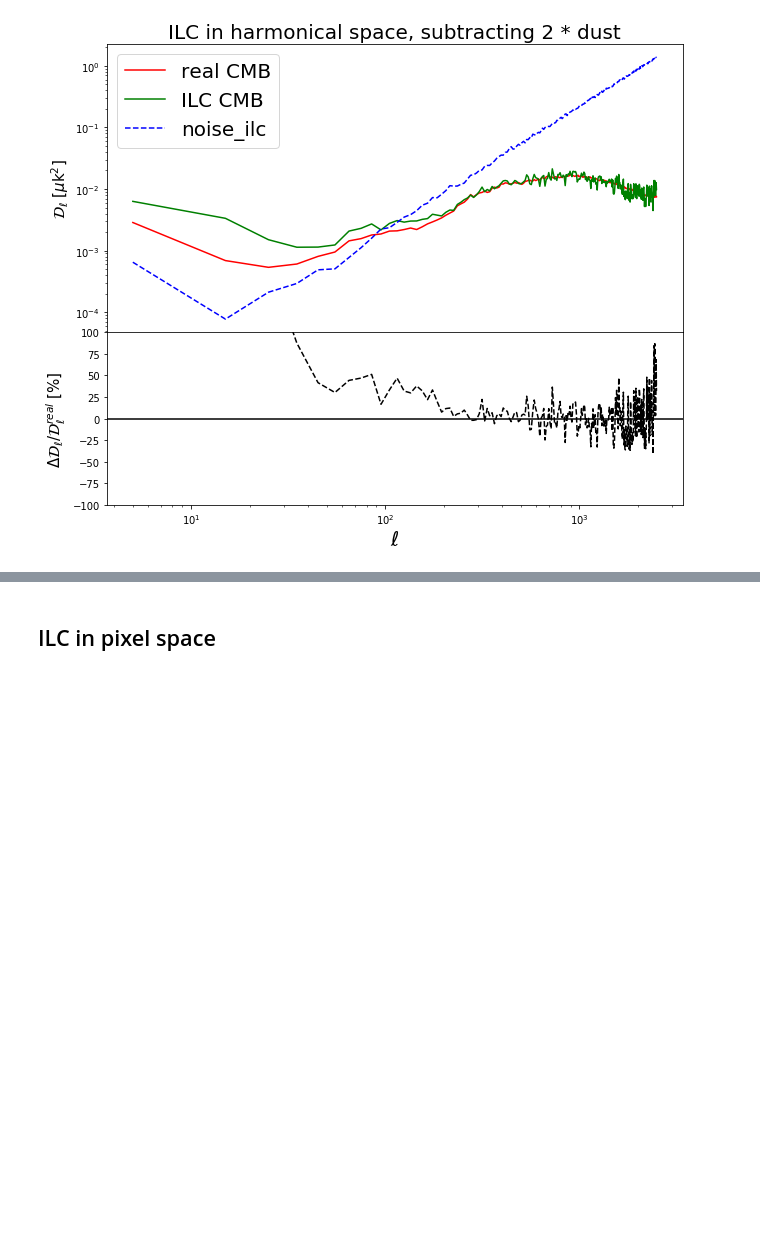
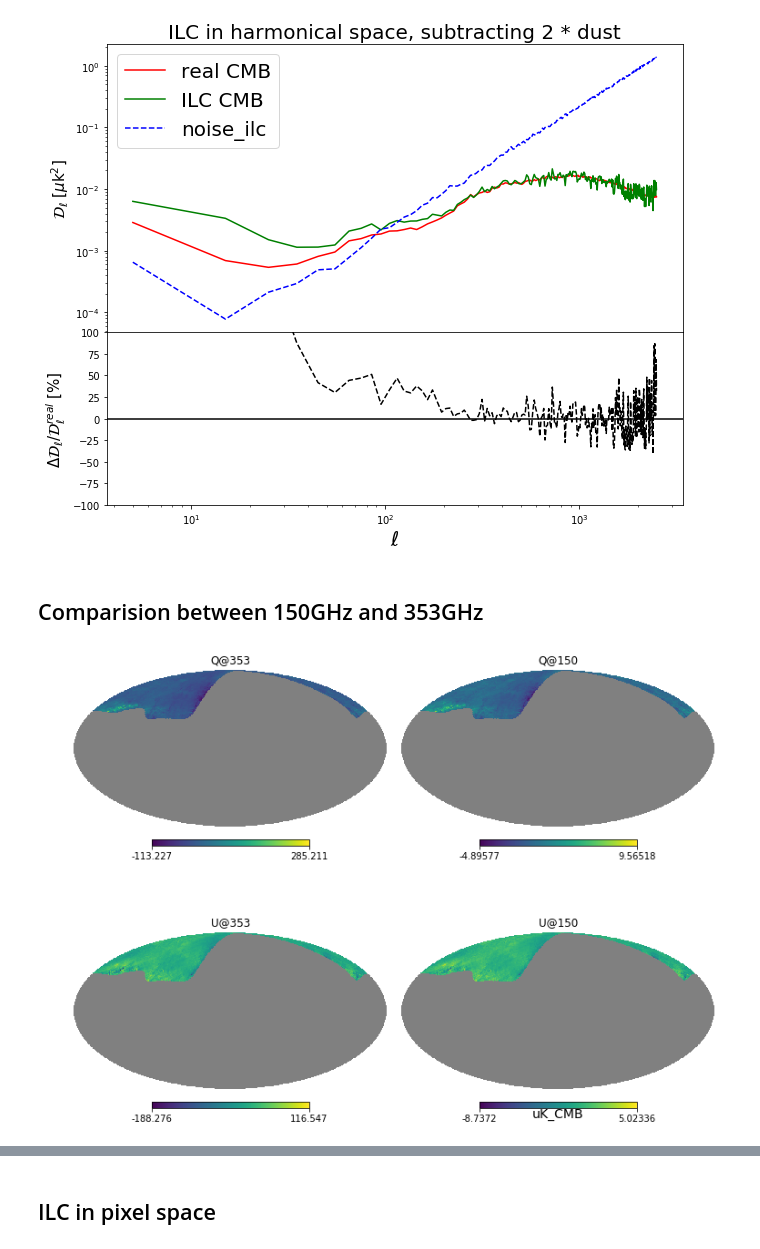
Before and after one commit to yaojian95/Ali_foreground, a Jupyter notebook: codes/Foregrounds.ipynb, the cells around one changed output, grey strips where cells are left out. Cells and saved outputs as stored; diff of their text form; code cells hidden in the pictures; blank space fills up the shorter version.

```diff
--- a/codes/Foregrounds.ipynb
+++ b/codes/Foregrounds.ipynb
@@ -56,8 +54,8 @@ cmb = hp.ud_grade(hp.read_map('/smc/jianyao/Ali_maps/cmb_maps_camb.fits', verbos
 #planck simulations
 # I Q U
 # K_CMB , to change the units to uk_RJ to do the extrapolation
-dust_353 = 1e6*hp.ud_grade(hp.read_map('/smc/jianyao/Ali_maps/COM_SimMap_thermaldust-ffp10-skyinbands-353_2048_R3.00_full.fits', verbose=False, field = None), nside_out = 1024)
-dust_353_psm = 1e6*hp.ud_grade(hp.read_map('/smc/jianyao/Ali_maps/thermaldust_map_detector_F353.fits', verbose = False, field = None), nside_out=1024)
+dust_353 = f4*hp.ud_grade(hp.read_map('/smc/jianyao/Ali_maps/COM_SimMap_thermaldust-ffp10-skyinbands-353_2048_R3.00_full.fits', verbose=False, field = None), nside_out = 1024)
+dust_353_psm = f4*hp.ud_grade(hp.read_map('/smc/jianyao/Ali_maps/thermaldust_map_detector_F353.fits', verbose = False, field = None), nside_out=1024)
 # dust_100 = 1e6*hp.ud_grade(hp.read_map('/smc/jianyao/Ali_maps/COM_SimMap_thermaldust-ffp10-skyinbands-100_2048_R3.00_full.fits', verbose=False, field = None), nside_out = 1024)
 # %%
 # uK_CMB, 95GHz; 150GHz
@@ -373,3 +390,12 @@ plt.ylim(-100, 100)
 plt.savefig('/home/jianyao/Ali_maps/results/1106_ILC_dust_level_pixel_space/Ell_%s_dust.png'%frac, format = 'png')
 # %% [output]
 [figure]
+# %% [markdown]
+## Comparision between 150GHz and 353GHz
+# %%
+plt.figure(figsize = (10, 8))
+hp.mollview(Mask(dust_353_psm[1]/f4*1e6),sub = (221), title = 'Q@353'); hp.mollview(Mask(dust_150_psm[1]), sub = (222), title = 'Q@150')
+hp.mollview(Mask(dust_353_psm[2]/f4*1e6),sub = (223), title = 'U@353'); hp.mollview(Mask(dust_150_psm[2]), sub = (224), title = 'U@150',unit = 'uK_CMB')
+plt.savefig('/home/jianyao/Ali_maps/results/1121/dust_maps.png', format = 'png')
+# %% [output]
+[figure, added]
```
Also changed, not shown: parts of 33 cells of this notebook.
